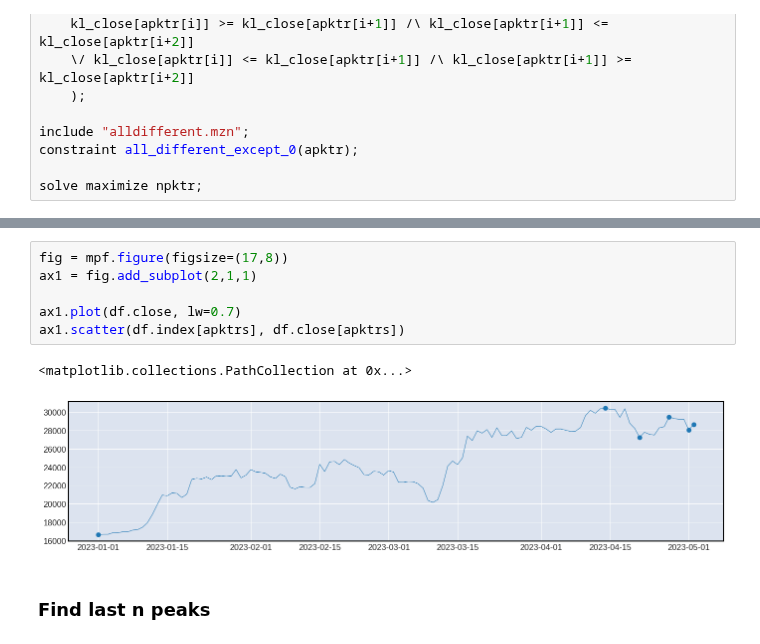
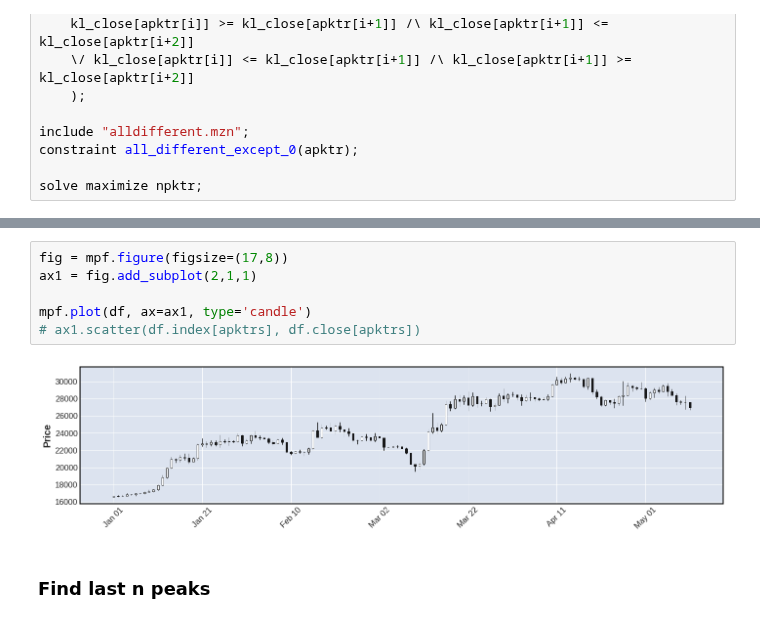
Before and after one commit to petarkabashki/pk-crypto-tools, a Jupyter notebook: MiniZinc/peaks.ipynb, the cells around one changed output, grey strips where cells are left out. Drawn from its saved outputs; the diff is of its cells as text.

```diff
--- a/MiniZinc/peaks.ipynb
+++ b/MiniZinc/peaks.ipynb
@@ -168,12 +167,11 @@ array([  0, 103, 110, 116, 120, 121])
 # %%
 fig = mpf.figure(figsize=(17,8))
 ax1 = fig.add_subplot(2,1,1)
 
-ax1.plot(df.close, lw=0.7)
-ax1.scatter(df.index[apktrs], df.close[apktrs])
+mpf.plot(df, ax=ax1, type='candle')
+# ax1.scatter(df.index[apktrs], df.close[apktrs])
 # %% [output]
-<matplotlib.collections.PathCollection at 0x...>
-[figure, old version]
+[figure, new version]
 # %% [markdown]
 ### Find last n peaks
 # %%
```
Also changed, not shown: parts of 5 cells of this notebook, 7 other files.
